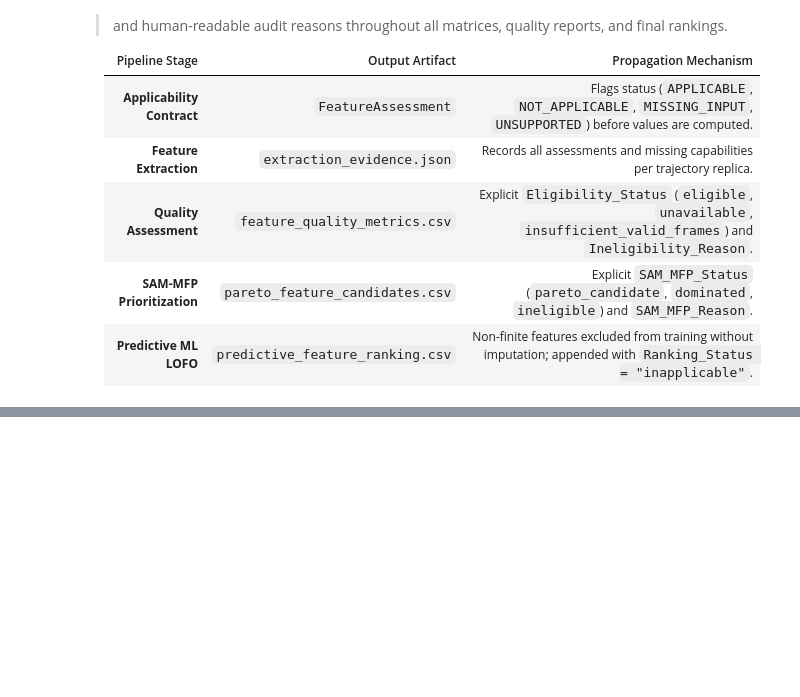
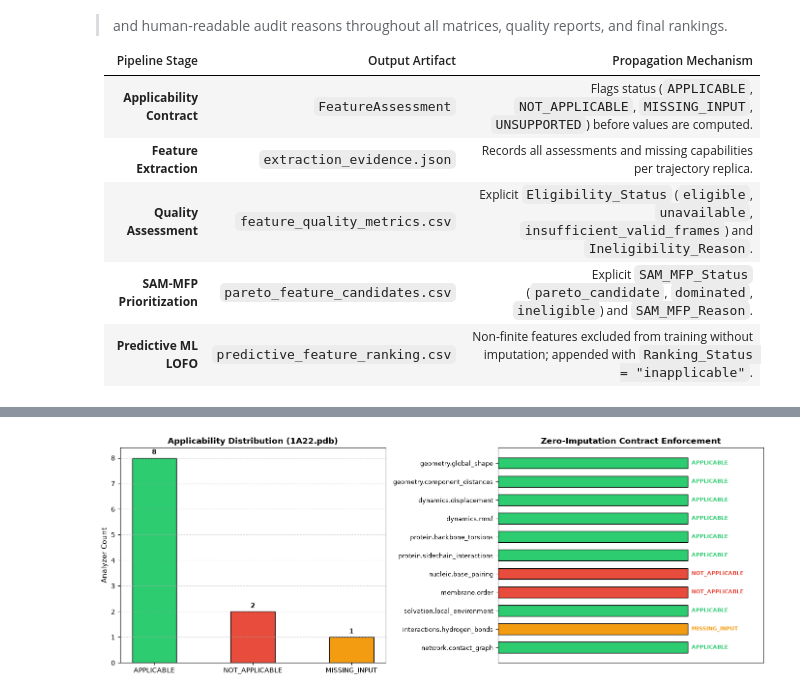
Before and after one commit to N-S8990/molscope, a Jupyter notebook: notebooks/05_Physical_Correctness_and_PBC_Imaging.ipynb, the cells around one changed output, grey strips where cells are left out. Cells and saved outputs as stored; diff of their text form; code cells hidden in the pictures; blank space fills up the shorter version.

```diff
--- a/notebooks/05_Physical_Correctness_and_PBC_Imaging.ipynb
+++ b/notebooks/05_Physical_Correctness_and_PBC_Imaging.ipynb
@@ -38,12 +68,19 @@ When coordinates are wrapped without making macromolecules whole:
 # %%
+import warnings
+warnings.filterwarnings("ignore", category=UserWarning)
+
 from pathlib import Path
 from molscope.io.validation import inspect_md_inputs, InputIntegrityStatus
 from molscope.profiling.system import profile_system
 
-# Locate test fixture
+# Locate test fixture with robust path resolution and fallback
 pdb_path = Path("tests/fixtures/solvated_protein.pdb")
 if not pdb_path.is_file():
     pdb_path = Path("../tests/fixtures/solvated_protein.pdb")
+if not pdb_path.is_file():
+    pdb_path = Path("tests/fixtures/1A22.pdb")
+if not pdb_path.is_file():
+    pdb_path = Path("../tests/fixtures/1A22.pdb")
 
 print(f"Target structure: {pdb_path}")
 
@@ -132,0 +215,66 @@ print(f"Reason:  {assessment.reason}")
+# %%
+import matplotlib.pyplot as plt
+import numpy as np
+from IPython.display import display
+from molscope.profiling.analyzers import ProposalCatalog
+
+# Run systematic applicability audit across all proposal analyzers
+fixture_1a22 = Path("tests/fixtures/1A22.pdb")
+if not fixture_1a22.is_file():
+    fixture_1a22 = Path("../tests/fixtures/1A22.pdb")
+
+target_fixture = fixture_1a22 if fixture_1a22.is_file() else pdb_path
+profile_audit = profile_system(target_fixture, target_fixture)
+
+catalog = ProposalCatalog()
+assessments = catalog.assess(profile_audit)
+
+# Count distribution of applicability contracts
+status_counts = {}
+for a in assessments:
+    status_counts[a.status.name] = status_counts.get(a.status.name, 0) + 1
+
+fig, axes = plt.subplots(1, 2, figsize=(14, 5.2))
+
+# Color palette for contracts
+colors = {
+    "APPLICABLE": "#2ecc71",
+    "NOT_APPLICABLE": "#e74c3c",
+    "MISSING_INPUT": "#f39c12",
+    "UNSUPPORTED": "#95a5a6",
+}
+status_labels = list(status_counts.keys())
+status_vals = list(status_counts.values())
+bar_colors = [colors.get(k, "#3498db") for k in status_labels]
+
+# Panel 1: Summary Distribution
+bars = axes[0].bar(status_labels, status_vals, color=bar_colors, edgecolor="black", width=0.45)
+axes[0].set_title(f"Applicability Distribution ({target_fixture.name})", fontsize=12, fontweight="bold")
+axes[0].set_ylabel("Analyzer Count", fontsize=11)
+axes[0].grid(axis="y", linestyle="--", alpha=0.5)
+for i, v in enumerate(status_vals):
+    axes[0].text(i, v + 0.15, str(v), ha="center", fontweight="bold", fontsize=10)
+
+# Panel 2: Per-Analyzer Transparent Audit
+features = [a.feature_id for a in assessments]
+statuses = [a.status.name for a in assessments]
+y_pos = np.arange(len(features))
+axes[1].barh(y_pos, [1] * len(features), color=[colors.get(s, "#3498db") for s in statuses], edgecolor="black", height=0.6)
+axes[1].set_yticks(y_pos)
+axes[1].set_yticklabels(features, fontsize=9)
+axes[1].set_xlim(0, 1.4)
+axes[1].set_xticks([])
+for i, (feat, stat) in enumerate(zip(features, statuses)):
+    axes[1].text(1.02, i, stat, va="center", fontsize=8, fontweight="bold", color=colors.get(stat, "black"))
+axes[1].set_title("Zero-Imputation Contract Enforcement", fontsize=12, fontweight="bold")
+axes[1].invert_yaxis()
+
+plt.tight_layout()
+display(fig)
+plt.close(fig)
+
+print(f"Transparently audited {len(assessments)} candidate analyzers on {target_fixture.name}:")
+for a in assessments:
+    print(f"  • {a.feature_id:32s} -> {a.status.name:15s} ({a.reason})")
+# %% [output]
+[figure, added]
```
Also changed, not shown: parts of 10 cells of this notebook.
